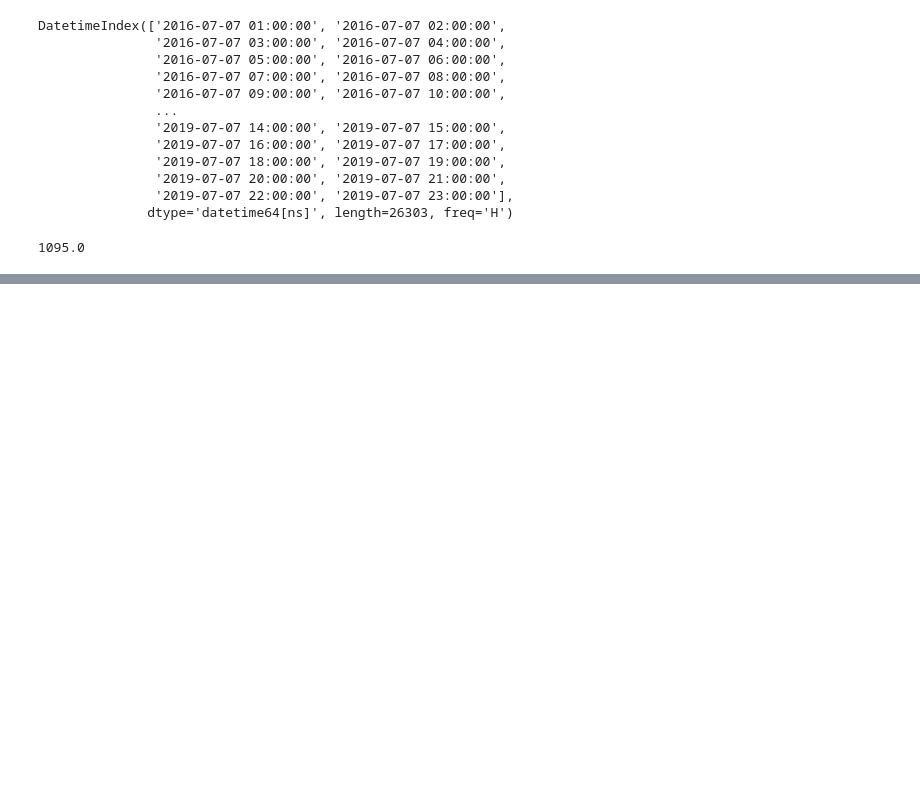
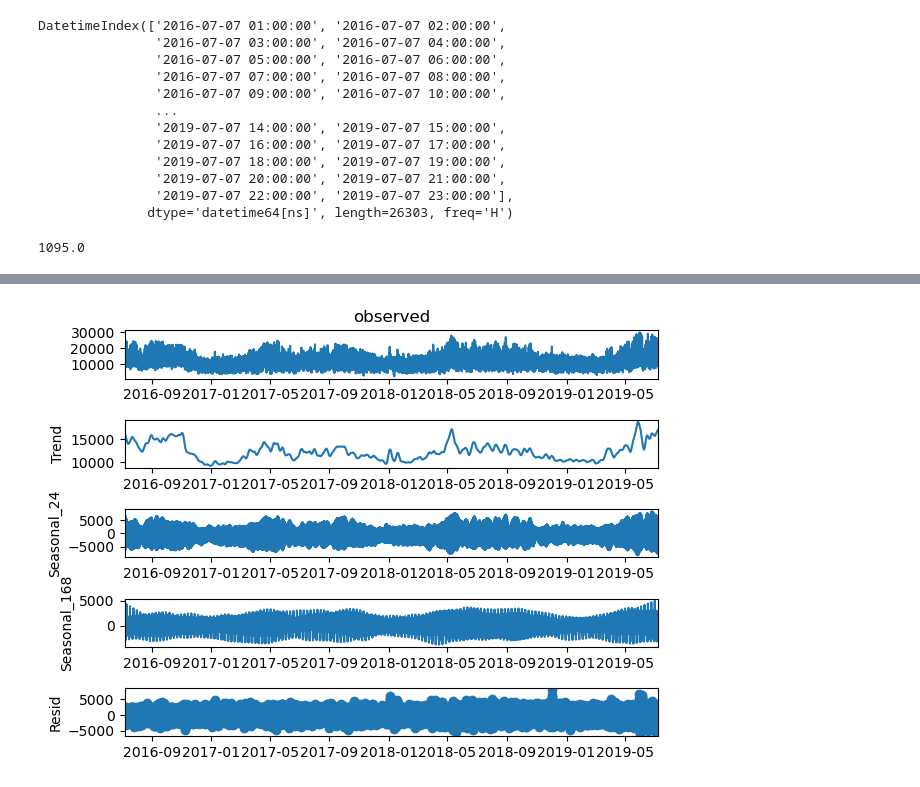
Before and after one commit to JacksonCorley/water_well_pump_optimization, a Jupyter notebook: demand.ipynb, the cells around one changed output, grey strips where cells are left out. Cells and saved outputs as stored; diff of their text form; code cells hidden in the pictures; blank space fills up the shorter version.

```diff
--- a/demand.ipynb
+++ b/demand.ipynb
@@ -108,0 +103,6 @@ result.plot()
+# %%
+north = MSTL(final_data['north_total_flow'], periods=(24, 24*7)).fit()
+# %%
+fig2 = north.plot()
+# %% [output]
+[figure, added]
```
Also changed, not shown: parts of 12 cells of this notebook.
